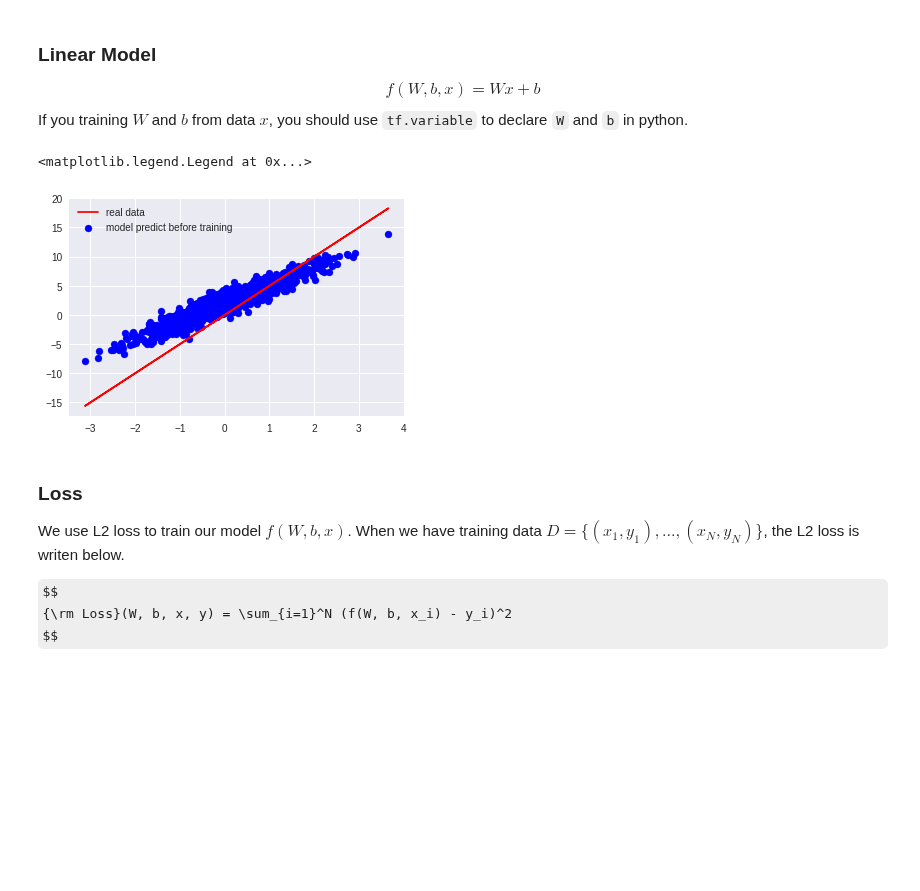
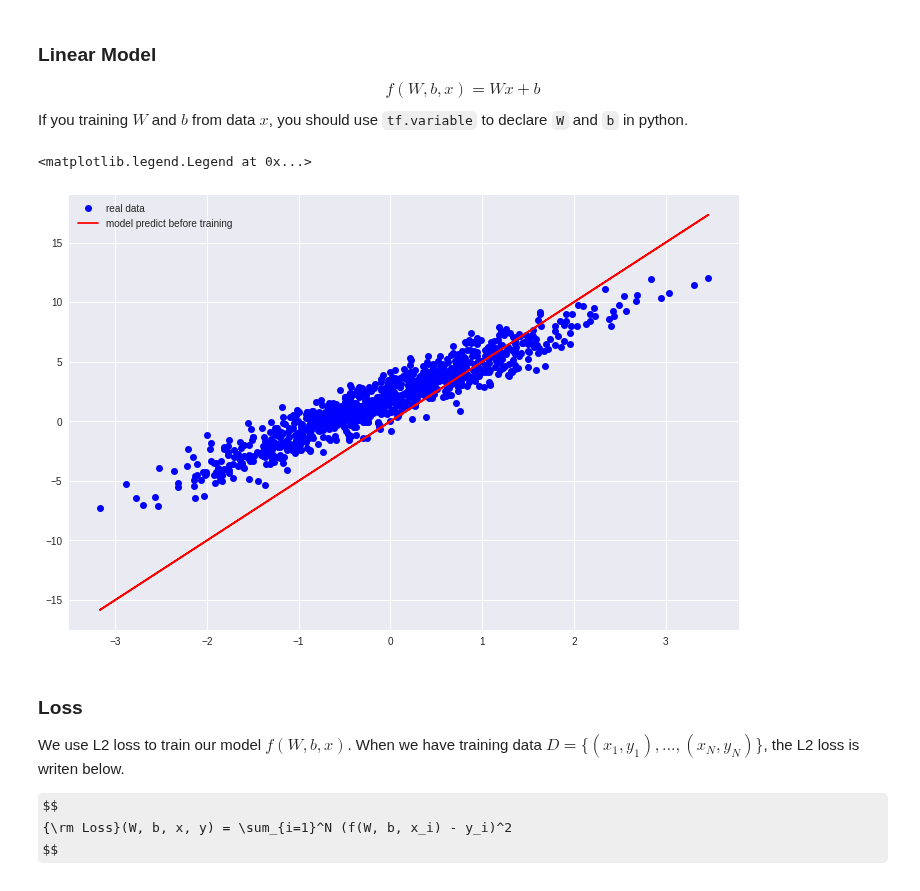
Before and after one commit to hellocybernetics/TensorFlow2.0_Eager_Execution_Tutorials, a Jupyter notebook: tutorials/00_lowlevel/LinearModel_using_tf_Variable.ipynb, the cells around one changed output. Saved outputs shown, nothing was run; the diff lists cells and outputs as text; code cells hidden in the pictures; some formulas as TeX source; blank space fills up the shorter version.

```diff
--- a/tutorials/00_lowlevel/LinearModel_using_tf_Variable.ipynb
+++ b/tutorials/00_lowlevel/LinearModel_using_tf_Variable.ipynb
@@ -28,21 +28,22 @@ model = Model()
 # %%
 ## toy_data
 ## Note that you never know TRUE_W and TRUE_b practically.
 
 TRUE_W = 3.0
 TRUE_b = 2.0
 NUM_EXAMPLES = 1000
 
 inputs  = tf.random_normal(shape=[NUM_EXAMPLES])
 noise   = tf.random_normal(shape=[NUM_EXAMPLES])
 outputs = inputs * TRUE_W + TRUE_b + noise
 
-plt.scatter(inputs.numpy(), outputs.numpy(), c='b')
+plt.figure(figsize=(12, 8))
+plt.plot(inputs.numpy(), outputs.numpy(), 'bo')
 plt.plot(inputs, model(inputs), c='r')
 plt.legend(['real data', 'model predict before training'])
 # %% [output]
 <matplotlib.legend.Legend at 0x...>
-[figure, old version]
+[figure, new version]
 # %% [markdown]
 ### Loss
 We use L2 loss to train our model $f(W, b, x)$. When we have training data $D = \{(x_1, y_1), ..., (x_N, y_N) \}$, the L2 loss is writen below.
```
Also changed, not shown: parts of 2 cells of this notebook.
